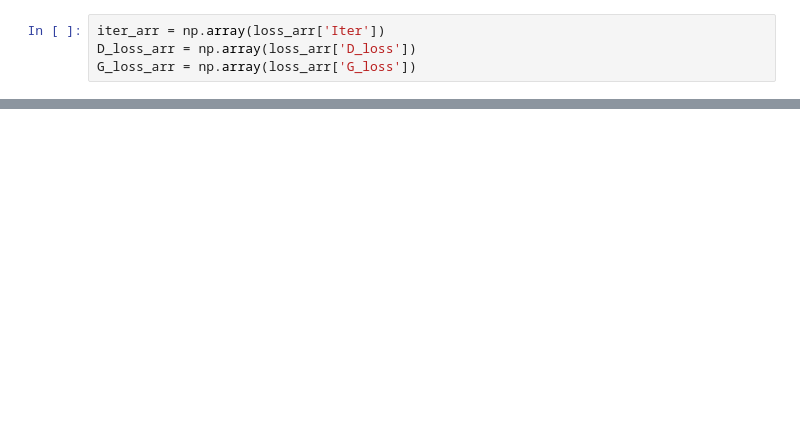
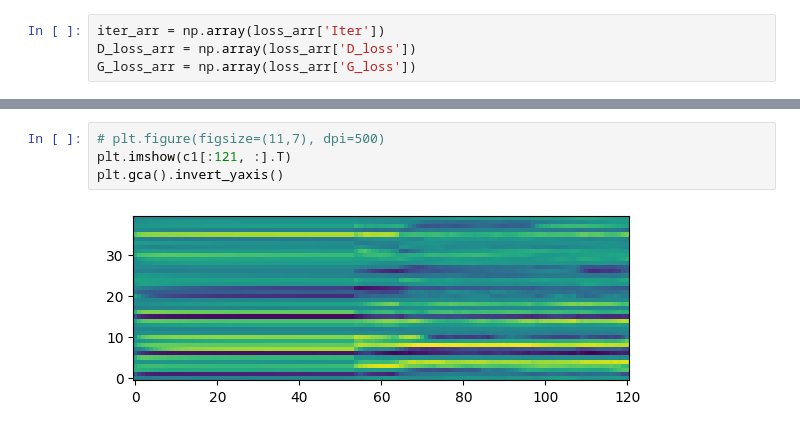
Before and after one commit to changliu020/HiFi_Music_Transposition, a Jupyter notebook: plot_script.ipynb, the cells around one changed output, grey strips where cells are left out. Drawn from its saved outputs; the diff is of its cells as text; blank space fills up the shorter version.

```diff
--- a/plot_script.ipynb
+++ b/plot_script.ipynb
@@ -20,0 +23,6 @@ plt.show()
+# %%
+# plt.figure(figsize=(11,7), dpi=500)
+plt.imshow(c1[:121, :].T)
+plt.gca().invert_yaxis()
+# %% [output]
+[figure, added]
```
Also changed, not shown: parts of 9 cells of this notebook, 4 other files.
